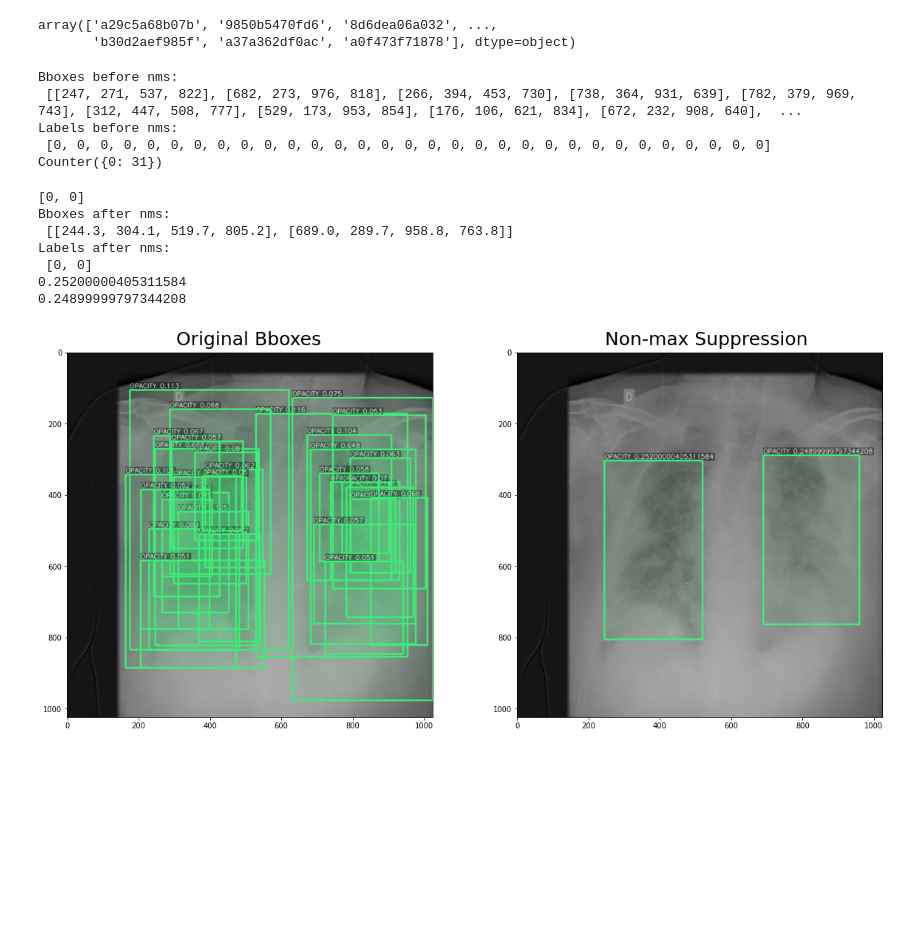
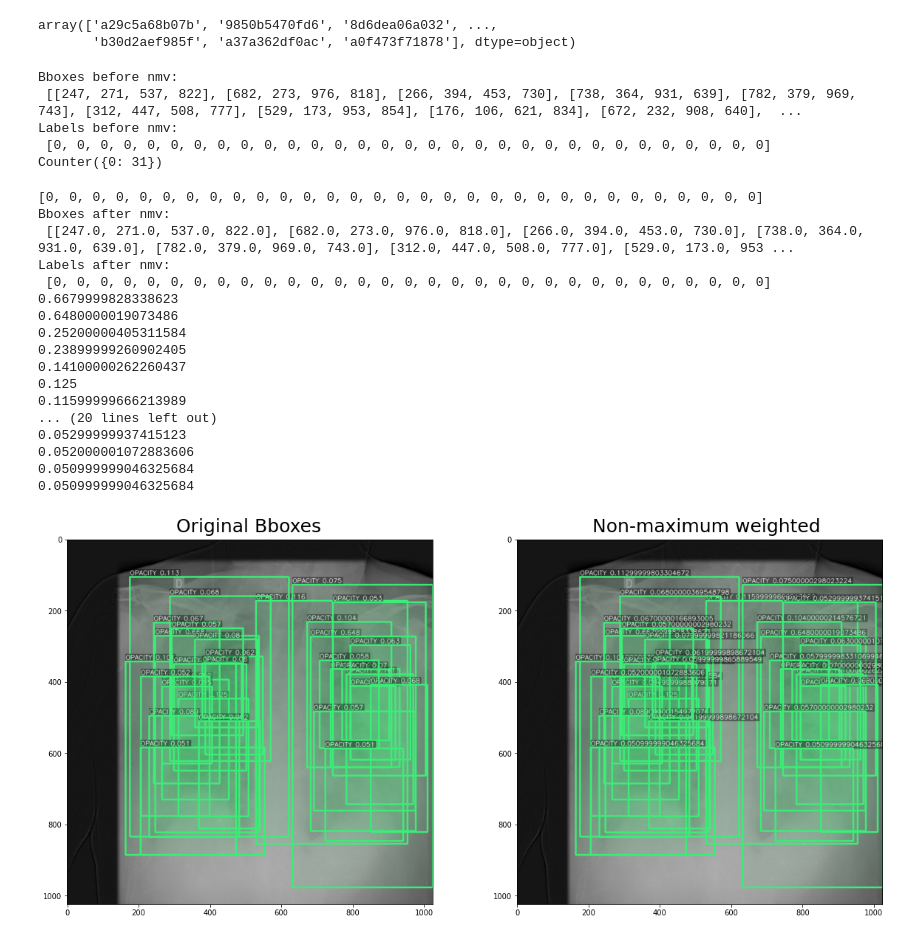
Before and after one commit to greylord1996/covid19_xray_analysis, a Jupyter notebook: experiments/detection_problem/exp0_retinanet_R_101_FPN_3x_one_class/fold_4_modified/inference.ipynb, the cells around one changed output. Drawn from its saved outputs; the diff is of its cells as text; code cells hidden in the pictures; blank space fills up the shorter version.

Commit message:
graphs

```diff
--- a/experiments/detection_problem/exp0_retinanet_R_101_FPN_3x_one_class/fold_4_modified/inference.ipynb
+++ b/experiments/detection_problem/exp0_retinanet_R_101_FPN_3x_one_class/fold_4_modified/inference.ipynb
@@ -130,7 +130,8 @@ flags_dict = {
     "debug": False,
     "fold": 4,
     "outdir": "inference_results/",
-    "root_imgdir": PATH_TO_IMAGES, # !!! DEFINE "PATH_TO_IMAGES" on your local machine,
+#     "root_imgdir": PATH_TO_IMAGES, # !!! DEFINE "PATH_TO_IMAGES" on your local machine,
+    "root_imgdir": "/home/hdd/storage/siim_covid_detection/resized_images_from_kaggle/1024x1024/test/",
     "path_to_meta_df": "../../cross_validation_scheme/detectron_prepared_data/meta_df.csv",
     "path_to_train_df": "../../cross_validation_scheme/detectron_prepared_data/detectron_prepared_df.csv",
     "use_cache": False,
@@ -370,8 +371,9 @@ label2color = [[59, 238, 119], [222, 21, 229], [94, 49, 164], [206, 221, 133], [
 thickness = 3
 viz_labels = ['Opacity']
 # %%
-iou_thr = 0.1
-skip_box_thr = 0.1
+iou_thr = 0.55
+skip_box_thr = 0.0000
+sigma = 0.1
 viz_images = []
 
 for i, img_id in tqdm(enumerate(['a29c5a68b07b'])):
@@ -385,8 +387,8 @@ for i, img_id in tqdm(enumerate(['a29c5a68b07b'])):
     labels_viz = img_annotations['label'].to_numpy().tolist()
     scores_viz = img_annotations['score'].to_numpy().tolist()
 
-    print("Bboxes before nms:\n", boxes_viz)
-    print("Labels before nms:\n", labels_viz)
+    print("Bboxes before nmv:\n", boxes_viz)
+    print("Labels before nmv:\n", labels_viz)
 
     ## Visualize Original Bboxes
     img_before = img_array.copy()
@@ -435,11 +437,11 @@ for i, img_id in tqdm(enumerate(['a29c5a68b07b'])):
 #     print("scores_list = ", scores_list)
 #     print("labels_list = ", labels_list)
 
-#     Perform NMS
+# #     Perform NMS
 #     boxes, scores, box_labels = nms(boxes_list, scores_list, labels_list, weights=None,
 #                                     iou_thr=iou_thr)
 
-    boxes, scores, box_labels= weighted_boxes_fusion(boxes_list, scores_list, labels_list, weights=weights,
+    boxes, scores, box_labels= non_maximum_weighted(boxes_list, scores_list, labels_list, weights=None,
                                                          iou_thr=iou_thr, skip_box_thr=skip_box_thr)
 #     print("boxes = ", boxes)
 
@@ -447,42 +449,52 @@ for i, img_id in tqdm(enumerate(['a29c5a68b07b'])):
 
     boxes = boxes*(img_array.shape[1], img_array.shape[0], img_array.shape[1], img_array.shape[0])
     boxes = boxes.round(1).tolist()
     box_labels = box_labels.astype(int).tolist()
     box_scores = scores.round(3).tolist()
 
     print(box_labels)
 
     boxes.extend(boxes_single)
     box_labels.extend(labels_single)
 
-    print("Bboxes after nms:\n", boxes)
-    print("Labels after nms:\n", box_labels)
+    print("Bboxes after nmv:\n", boxes)
+    print("Labels after nmv:\n", box_labels)
 
     ## Visualize Bboxes after operation
     img_after = img_array.copy()
     for box, label, score_tmp in zip(boxes, box_labels, box_scores):
         print(score_tmp)
         color = label2color[int(label)]
         img_after = draw_bbox(img_after, list(np.int_(box)), viz_labels[label], color, score_tmp)
     viz_images.append(img_after)
 #     print()
 
 plot_imgs(viz_images, cmap=None)
 plt.figtext(0.3, 0.9,"Original Bboxes", va="top", ha="center", size=25)
-plt.figtext(0.73, 0.9,"Non-max Suppression", va="top", ha="center", size=25)
+plt.figtext(0.73, 0.9,"Non-maximum weighted", va="top", ha="center", size=25)
 plt.savefig(outdir/'nms.png', bbox_inches='tight')
 plt.show()
 # %% [output]
-Bboxes before nms:
+Bboxes before nmv:
  [[247, 271, 537, 822], [682, 273, 976, 818], [266, 394, 453, 730], [738, 364, 931, 639], [782, 379, 969, 743], [312, 447, 508, 777], [529, 173, 953, 854], [176, 106, 621, 834], [672, 232, 908, 640],  ...
-Labels before nms:
+Labels before nmv:
  [0, 0, 0, 0, 0, 0, 0, 0, 0, 0, 0, 0, 0, 0, 0, 0, 0, 0, 0, 0, 0, 0, 0, 0, 0, 0, 0, 0, 0, 0, 0]
 Counter({0: 31})
-[0, 0]
-Bboxes after nms:
- [[244.3, 304.1, 519.7, 805.2], [689.0, 289.7, 958.8, 763.8]]
-Labels after nms:
- [0, 0]
+[0, 0, 0, 0, 0, 0, 0, 0, 0, 0, 0, 0, 0, 0, 0, 0, 0, 0, 0, 0, 0, 0, 0, 0, 0, 0, 0, 0, 0, 0, 0]
+Bboxes after nmv:
+ [[247.0, 271.0, 537.0, 822.0], [682.0, 273.0, 976.0, 818.0], [266.0, 394.0, 453.0, 730.0], [738.0, 364.0, 931.0, 639.0], [782.0, 379.0, 969.0, 743.0], [312.0, 447.0, 508.0, 777.0], [529.0, 173.0, 953 ...
+Labels after nmv:
+ [0, 0, 0, 0, 0, 0, 0, 0, 0, 0, 0, 0, 0, 0, 0, 0, 0, 0, 0, 0, 0, 0, 0, 0, 0, 0, 0, 0, 0, 0, 0]
+0.6679999828338623
+0.6480000019073486
 0.25200000405311584
-0.24899999797344208
+0.23899999260902405
+0.14100000262260437
+0.125
+0.11599999666213989
+... (20 lines left out)
+0.05299999937415123
+0.052000001072883606
+0.050999999046325684
+0.050999999046325684
-[figure, old version]
+[figure, new version]
```
Also changed, not shown: 1 other file.
